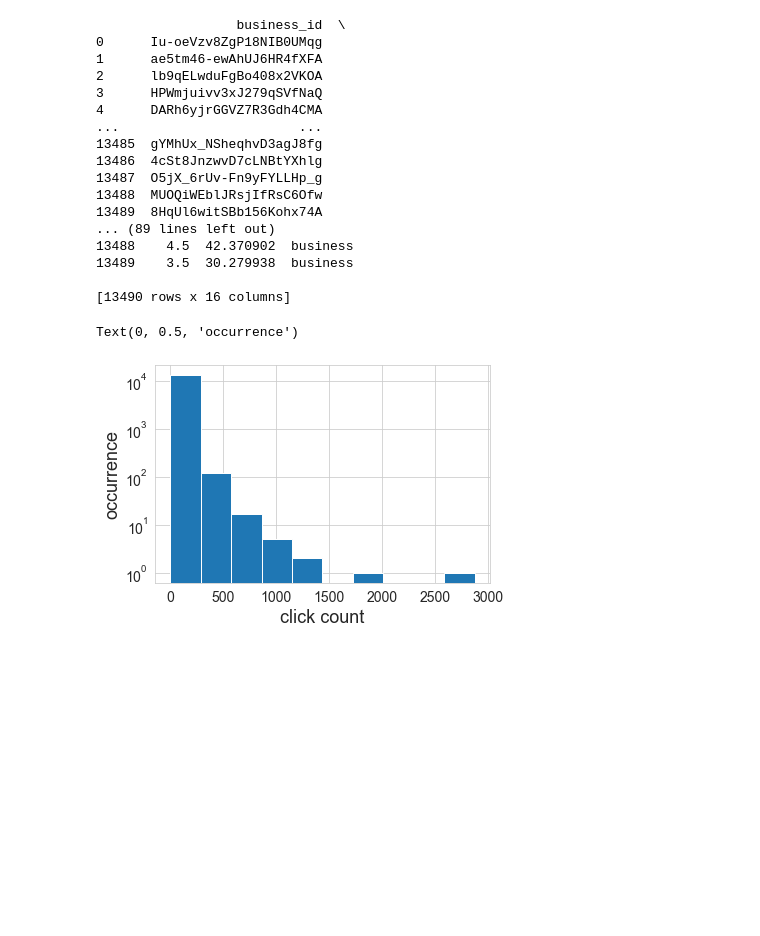
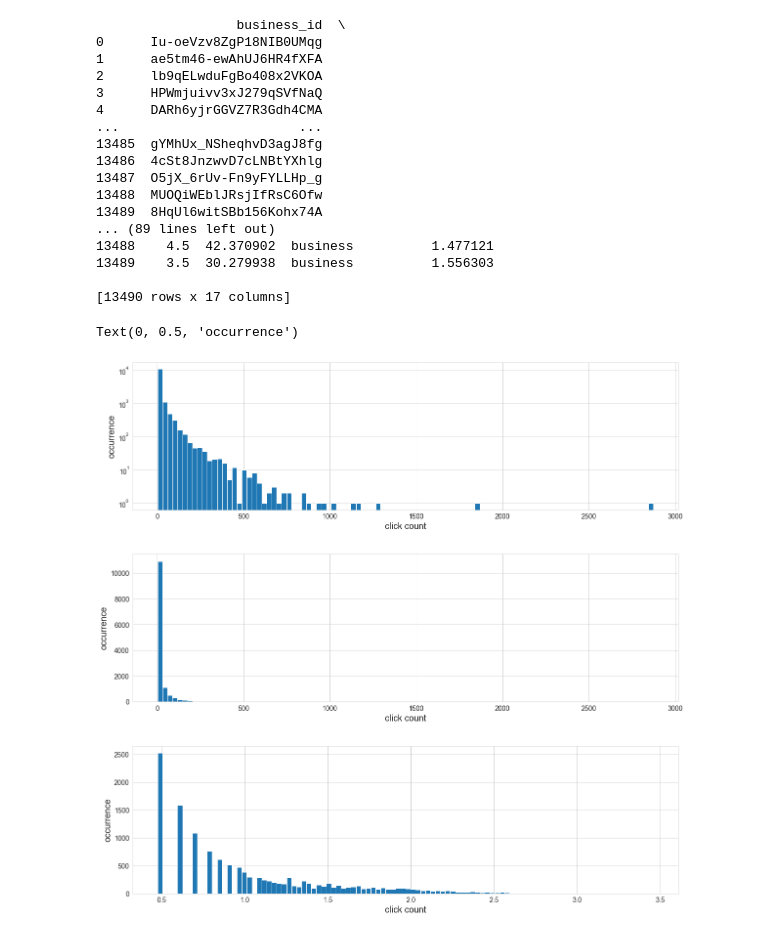
Before and after one commit to sparrowzoo/sparrow-pyalink, a Jupyter notebook: source/draw/histogram_yelp.ipynb, the cells around one changed output. Drawn from its saved outputs; the diff is of its cells as text; code cells hidden in the pictures; blank space fills up the shorter version.

```diff
--- a/source/draw/histogram_yelp.ipynb
+++ b/source/draw/histogram_yelp.ipynb
@@ -1,5 +1,7 @@
 # %%
 import json
+import math
+import numpy as np
 import pandas as pd
 import matplotlib.pyplot as plt
 import seaborn as sns
@@ -7,6 +9,11 @@ from sparrow.tools.path import get_workspace_path
 business_file=open(get_workspace_path("source/draw")+"dataset/yelp/yelp_academic_dataset_business.json")
 business_data_frame=pd.DataFrame([json.loads(x) for x in business_file.readlines()])
 business_file.close()
+# lambda 方式求对数
+# business_data_frame["log_review_count"]=business_data_frame["review_count"].map(lambda x: math.log10(x))
+
+#为原始的评论数+1，以免评论数为0时，对数运算结果为无穷大
+business_data_frame["log_review_count"]=np.log10(business_data_frame["review_count"]+1)
 print(business_data_frame)
 # %% [output]
                   business_id  \
@@ -22,19 +29,34 @@ print(business_data_frame)
 13488  MUOQiWEblJRsjIfRsC6Ofw
 13489  8HqUl6witSBb156Kohx74A
 ... (89 lines left out)
-13488    4.5  42.370902  business
-13489    3.5  30.279938  business
+13488    4.5  42.370902  business          1.477121
+13489    3.5  30.279938  business          1.556303
 
-[13490 rows x 16 columns]
+[13490 rows x 17 columns]
 # %%
 sns.set_style("whitegrid")
-fig, ax= plt.subplots() #Figure,Axes 坐标粙
-business_data_frame['review_count'].hist(ax=ax,bins=10)
+#width, height in inches
+fig,(ax,ax2,ax3)=  plt.subplots(3,1,figsize=(20,20)) #Figure,Axes 坐标粙
+plt.subplots_adjust(left=None, bottom=None, right=None, top=None,
+                wspace=None, hspace=0.3)
+
+business_data_frame['review_count'].hist(ax=ax,bins=100)
 ax.set_yscale('log')
-#ax.set_xscale("log")
+# ax.set_xscale("log")
 ax.tick_params(labelsize=14)
 ax.set_xlabel("click count",fontsize=18)
 ax.set_ylabel("occurrence",fontsize=18)
+
+business_data_frame["review_count"].hist(ax=ax2,bins=100)
+ax2.tick_params(labelsize=14)
+ax2.set_xlabel("click count",fontsize=18)
+ax2.set_ylabel("occurrence",fontsize=18)
+
+
+business_data_frame["log_review_count"].hist(ax=ax3,bins=100)
+ax3.tick_params(labelsize=14)
+ax3.set_xlabel("click count",fontsize=18)
+ax3.set_ylabel("occurrence",fontsize=18)
 # %% [output]
 Text(0, 0.5, 'occurrence')
-[figure, old version]
+[figure, new version]
```
Also changed, not shown: 8 other files.
